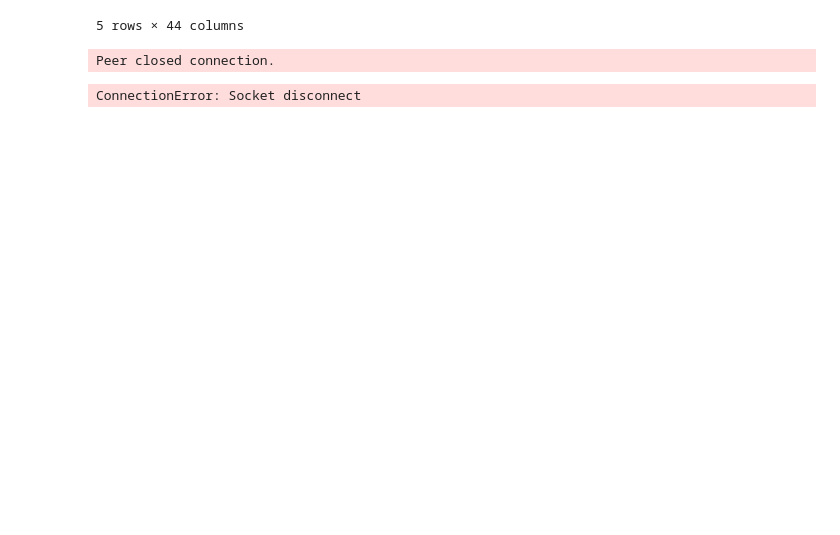
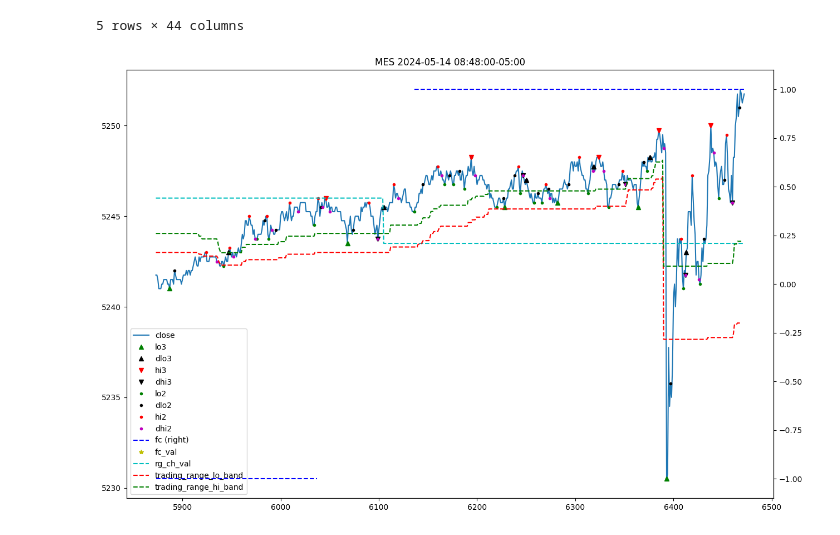
Before and after one commit to bjahnke/backtest_notebook, a Jupyter notebook: notes/ib.ipynb, the cells around one changed output. Saved outputs shown, nothing was run; the diff lists cells and outputs as text; code cells hidden in the pictures; blank space fills up the shorter version.

```diff
--- a/notes/ib.ipynb
+++ b/notes/ib.ipynb
@@ -77,14 +89,14 @@ def run(symbol, sec_type, interval='1 min', duration='1 D', use_rth=True, find_r
 
 # calculate RSI run through floor ceiling?
 # %%
-
 run(
     symbol='MES',
     sec_type='FUT',
     interval='1 min',
     duration='5 D',
     use_rth=False,
-    find_retest_swing=False)
+    find_retest_swing=False,
+    keep_up_to_date=True
+    )
 # %% [output]
-Peer closed connection.
-ConnectionError: Socket disconnect
+[figure, added]
```
Also changed, not shown: parts of 2 cells of this notebook, 16 other files.
